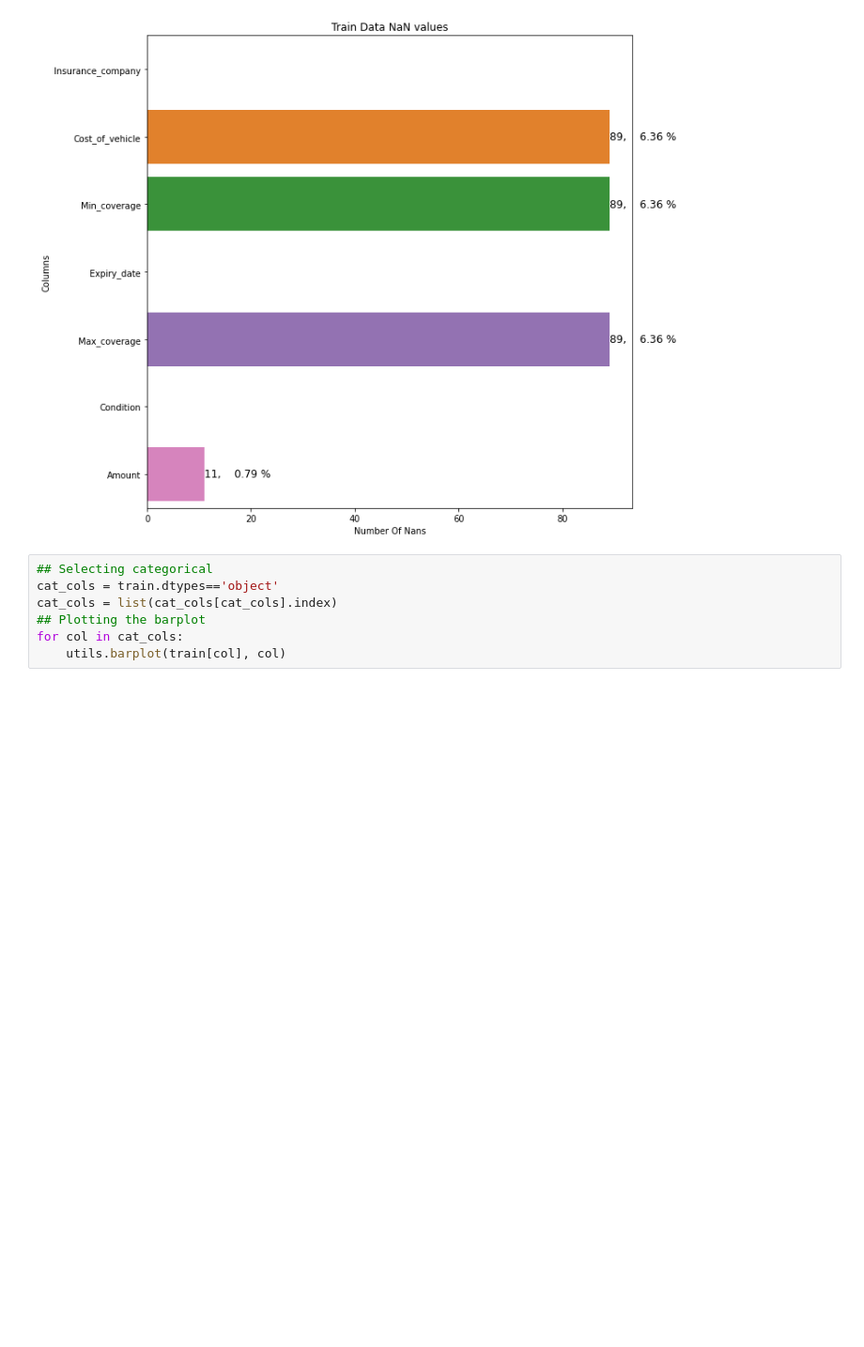
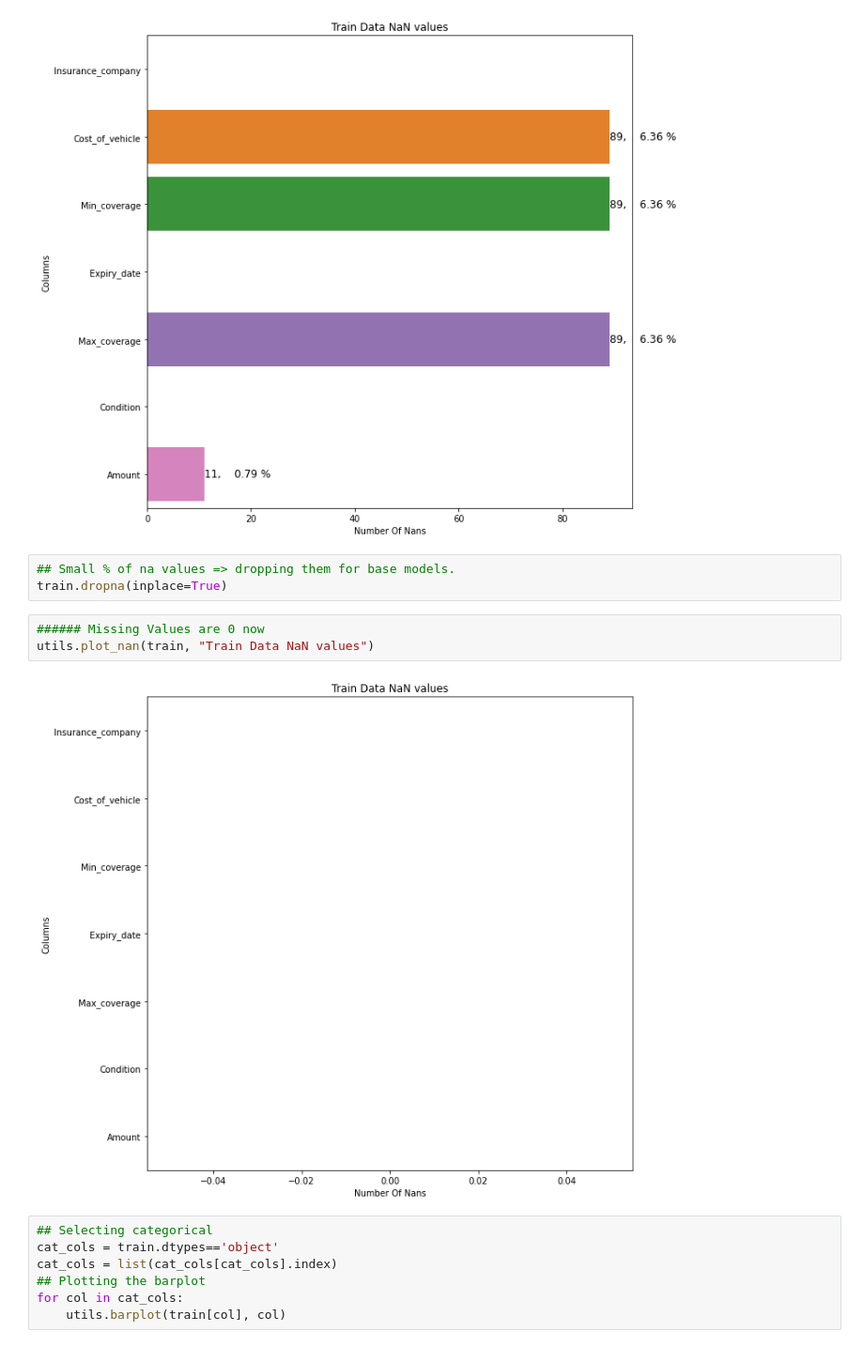
Before and after one commit to Akashcba/Competitions, a Jupyter notebook: Hacker Earth/EDA.ipynb, the cells around one changed output. Shown: that part at 94% size. Drawn from its saved outputs; the diff is of its cells as text; blank space fills up the shorter version.

Commit message:
base models

```diff
--- a/Hacker Earth/EDA.ipynb
+++ b/Hacker Earth/EDA.ipynb
@@ -119,6 +119,14 @@ dtype: bool
 utils.plot_nan(train, "Train Data NaN values")
 # %% [output]
 [figure]
+# %%
+## Small % of na values => dropping them for base models.
+train.dropna(inplace=True)
+# %%
+###### Missing Values are 0 now
+utils.plot_nan(train, "Train Data NaN values")
+# %% [output]
+[figure, added]
 # %%
 ## Selecting categorical
 cat_cols = train.dtypes=='object'
```
Also changed, not shown: parts of 1 cell of this notebook, 6 other files.
